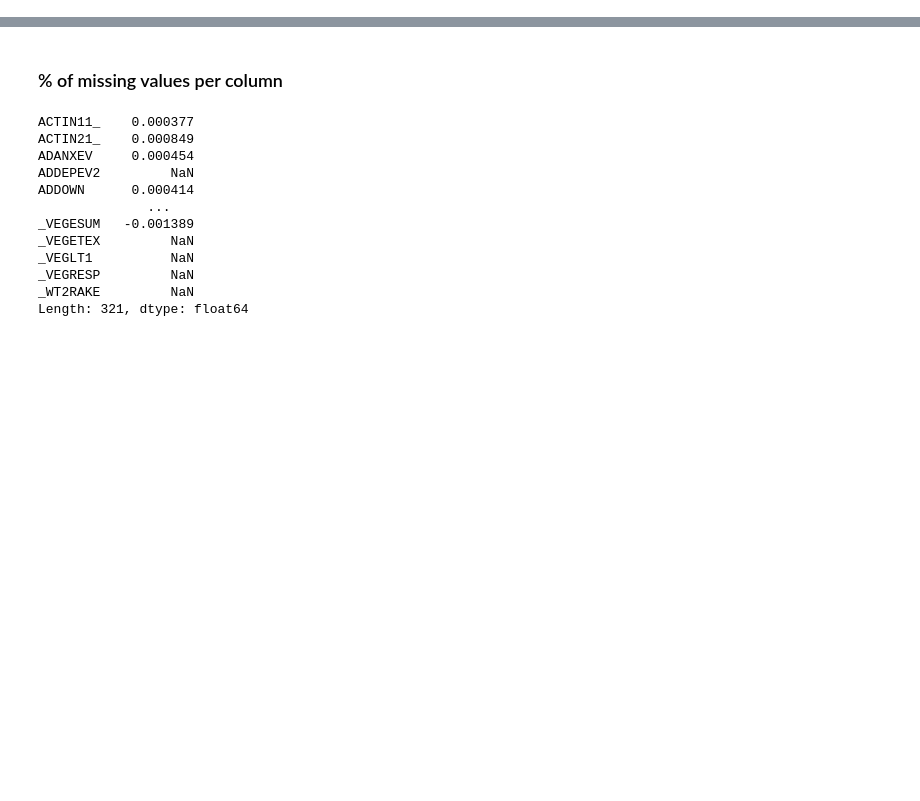
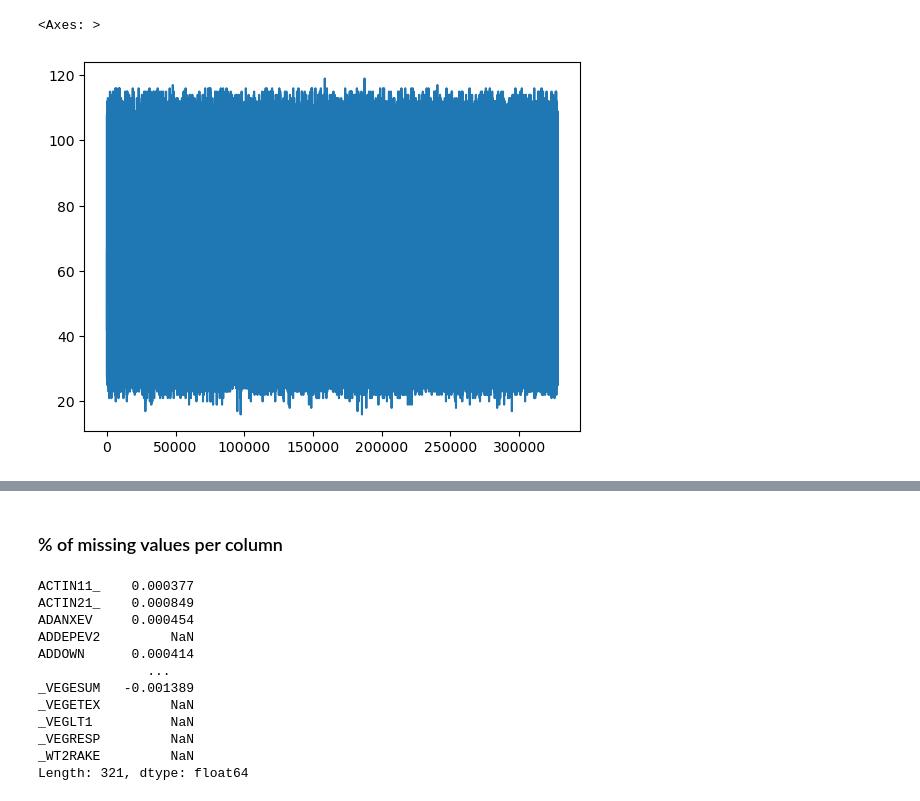
Before and after one commit to Laz4rz/CS-433-EPFL-Project1-ML, a Jupyter notebook: exploration.ipynb, the cells around one changed output, grey strips where cells are left out. Drawn from its saved outputs; the diff is of its cells as text; code cells hidden in the pictures; blank space fills up the shorter version.

```diff
--- a/exploration.ipynb
+++ b/exploration.ipynb
@@ -9,3 +9,8 @@ Y_TRAIN = DATAPATH + "y_train.csv"
 xtest = pd.read_csv(X_TEST)
 xtrain = pd.read_csv(X_TRAIN)
 ytrain = pd.read_csv(Y_TRAIN)
+# %%
+xtrain.loc[:, (xtrain.isna().sum() / len(xtrain)) < 0.9].isna().sum(1).plot()
+# %% [output]
+<Axes: >
+[figure, added]
```
Also changed, not shown: parts of 1 cell of this notebook.
